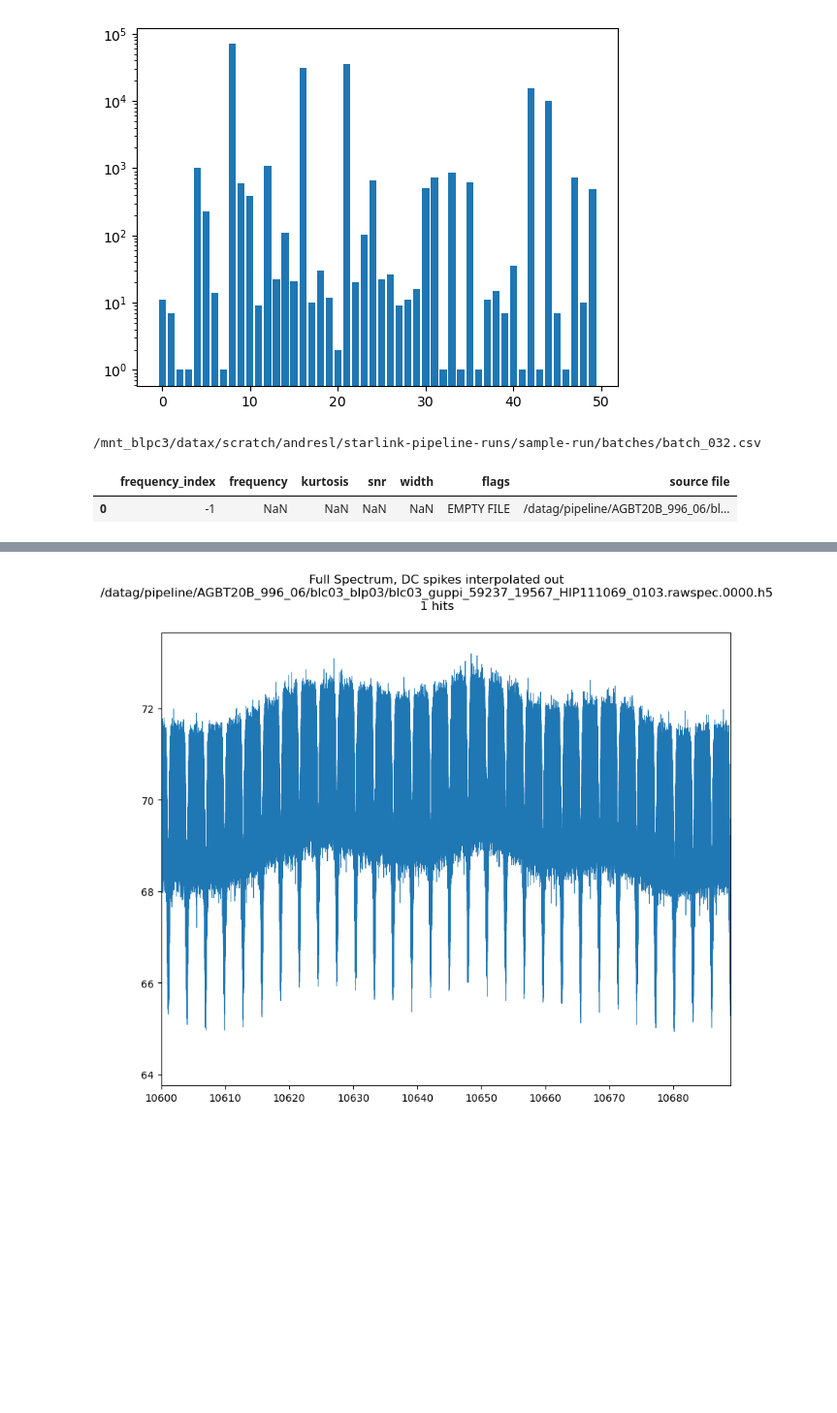
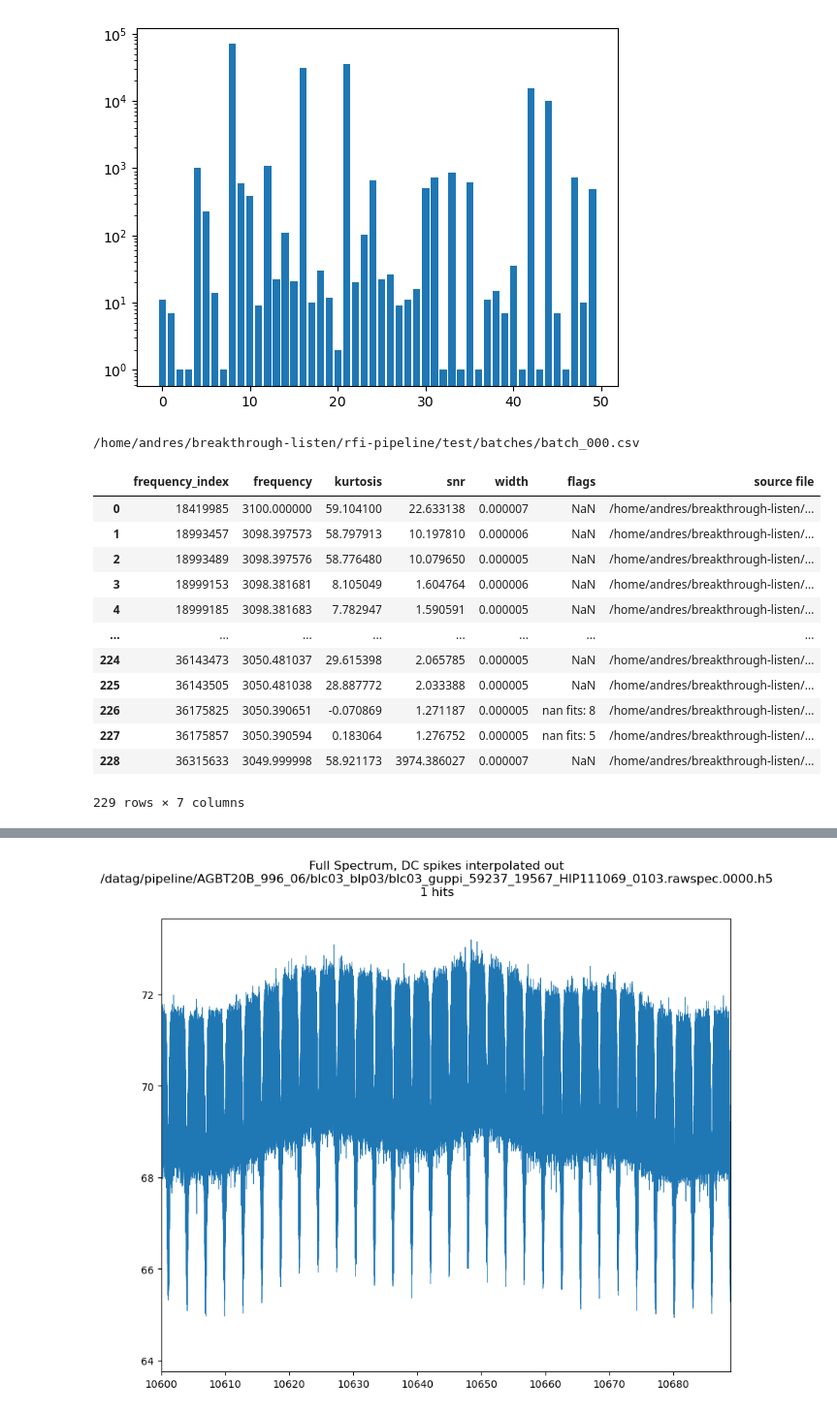
Before and after one commit to andres-luengo/bart, a Jupyter notebook: experiments/inspect_hits.ipynb, the cells around one changed output, grey strips where cells are left out. Shown at 97% size. Drawn from its saved outputs; the diff is of its cells as text; code cells hidden in the pictures; blank space fills up the shorter version.

```diff
--- a/experiments/inspect_hits.ipynb
+++ b/experiments/inspect_hits.ipynb
@@ -40,14 +42,26 @@ plt.yscale('log');
 # %% [output]
 [figure]
 # %%
-TABLE_PATH = tables[32]
+# TABLE_PATH = tables[32]
+TABLE_PATH = '/home/andres/breakthrough-listen/rfi-pipeline/test/batches/batch_000.csv'
 print(TABLE_PATH)
 df = pd.read_csv(TABLE_PATH)
 df
 # %% [output]
-/mnt_blpc3/datax/scratch/andresl/starlink-pipeline-runs/sample-run/batches/batch_032.csv
+/home/andres/breakthrough-listen/rfi-pipeline/test/batches/batch_000.csv
 |  | frequency_index | frequency | kurtosis | snr | width | flags | source file |
-| 0 | -1 | NaN | NaN | NaN | NaN | EMPTY FILE | /datag/pipeline/AGBT20B_996_06/bl... |
+| 0 | 18419985 | 3100.000000 | 59.104100 | 22.633138 | 0.000007 | NaN | /home/andres/breakthrough-listen/... |
+| 1 | 18993457 | 3098.397573 | 58.797913 | 10.197810 | 0.000006 | NaN | /home/andres/breakthrough-listen/... |
+| 2 | 18993489 | 3098.397576 | 58.776480 | 10.079650 | 0.000005 | NaN | /home/andres/breakthrough-listen/... |
+| 3 | 18999153 | 3098.381681 | 8.105049 | 1.604764 | 0.000006 | NaN | /home/andres/breakthrough-listen/... |
+| 4 | 18999185 | 3098.381683 | 7.782947 | 1.590591 | 0.000005 | NaN | /home/andres/breakthrough-listen/... |
+| ... | ... | ... | ... | ... | ... | ... | ... |
+| 224 | 36143473 | 3050.481037 | 29.615398 | 2.065785 | 0.000005 | NaN | /home/andres/breakthrough-listen/... |
+| 225 | 36143505 | 3050.481038 | 28.887772 | 2.033388 | 0.000005 | NaN | /home/andres/breakthrough-listen/... |
+| 226 | 36175825 | 3050.390651 | -0.070869 | 1.271187 | 0.000005 | nan fits: 8 | /home/andres/breakthrough-listen/... |
+| 227 | 36175857 | 3050.390594 | 0.183064 | 1.276752 | 0.000005 | nan fits: 5 | /home/andres/breakthrough-listen/... |
+| 228 | 36315633 | 3049.999998 | 58.921173 | 3974.386027 | 0.000007 | NaN | /home/andres/breakthrough-listen/... |
+229 rows × 7 columns
 # %%
 OUTDIR = pathlib.Path('./none-images').absolute()
 OUTDIR
```
Also changed, not shown: parts of 9 cells of this notebook.
